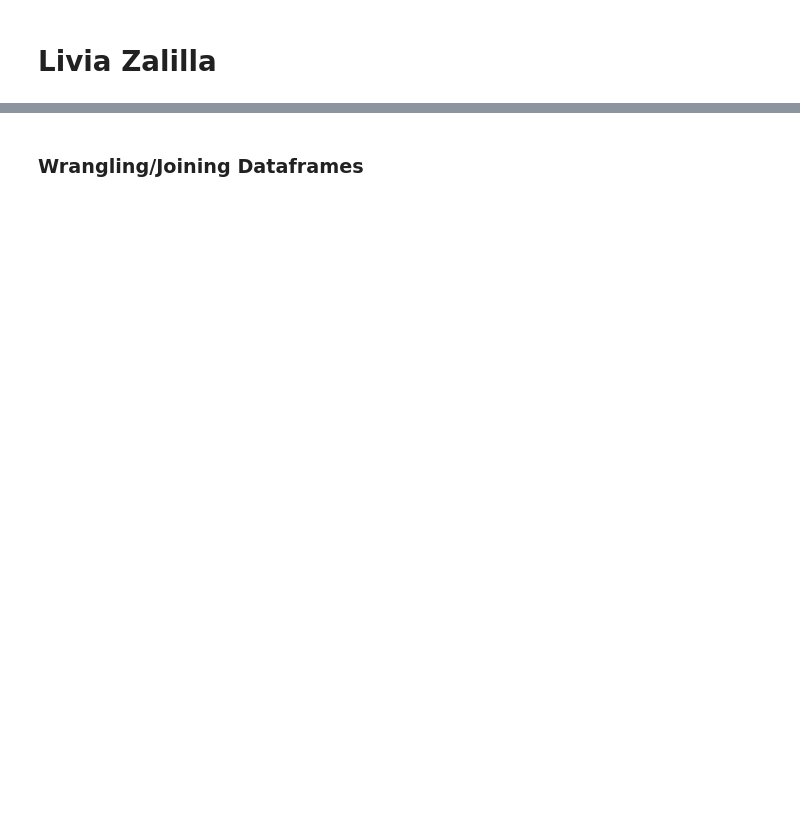
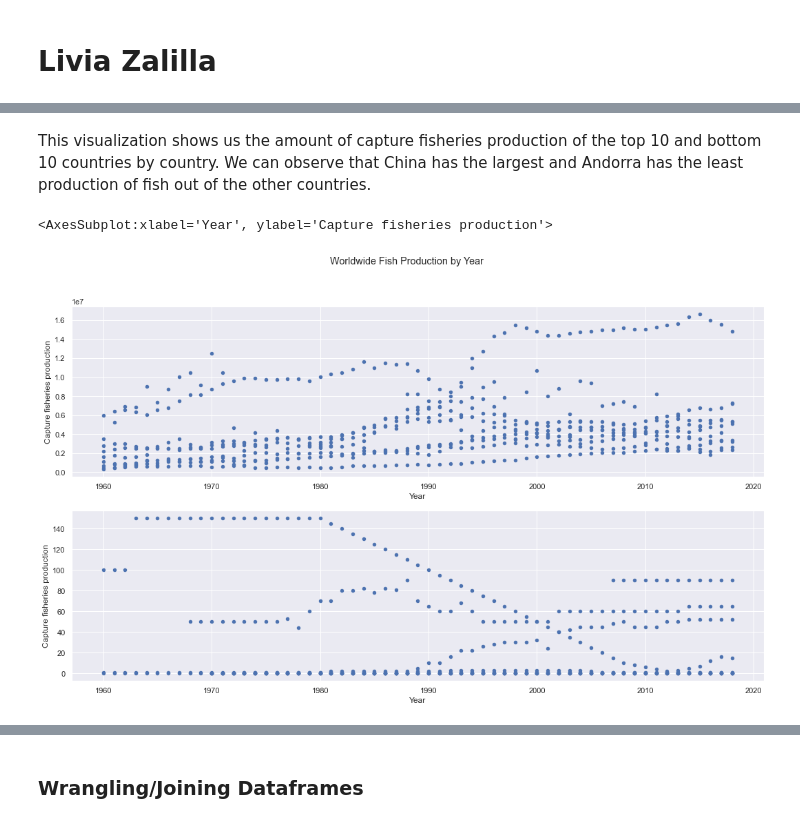
Before and after one commit to ubco-W2022T1-cosc301/project-group34, a Jupyter notebook: notebooks/livia.ipynb, the cells around one changed output, grey strips where cells are left out. Drawn from its saved outputs; the diff is of its cells as text; code cells hidden in the pictures; blank space fills up the shorter version.

```diff
--- a/notebooks/livia.ipynb
+++ b/notebooks/livia.ipynb
@@ -199,0 +117,5 @@ df5_cleaned.head()
+# %%
+#Renaming columns
+
+df1_rename = df1_cleaned.rename(columns={'Entity': 'Country', 'Capture fisheries production (metric tons)': 'Capture fisheries production'})
+df1_rename
@@ -199,0 +136,5 @@ df5_cleaned.head()
+# %%
+#Sorting values
+
+df1_sort = df1_rename.sort_values(by=['Capture fisheries production'], ascending = False)
+df1_sort
@@ -199,0 +177,4 @@ df5_cleaned.head()
+# %%
+df1_t = df1_sort.loc[df1_sort.apply(lambda x: x.Country in ['China', 'Peru', 'Japan', 'Russia', 'Chile', 'Indonesia',
+       'United States', 'India', 'Norway', 'Vietnam'], axis=1)]
+df1_t
@@ -199,0 +197,6 @@ df5_cleaned.head()
+# %%
+df1_b = df1_sort.loc[df1.apply(lambda x: x.Country in ['Bhutan',
+       'Saint Martin (French part)', 'Eswatini', 'Lesotho', 'Monaco',
+       'Gibraltar', 'Liechtenstein', 'San Marino', 'Luxembourg',
+       'Andorra'], axis=1)]
+df1_b
@@ -199,0 +226,10 @@ df5_cleaned.head()
+# %% [markdown]
+This visualization shows us the amount of capture fisheries production of the top 10 and bottom 10 countries by country. We can observe that China has the largest and Andorra has the least production of fish out of the other countries.
+# %%
+fig, axes = plt.subplots(2, 1, figsize=(18, 10))
+fig.suptitle('Worldwide Fish Production by Year')
+df1_t.plot(ax=axes[0], kind='scatter', x='Year', y='Capture fisheries production')
+df1_b.plot(ax=axes[1], kind='scatter', x='Year', y='Capture fisheries production')
+# %% [output]
+<AxesSubplot:xlabel='Year', ylabel='Capture fisheries production'>
+[figure, added]
```
Also changed, not shown: parts of 87 cells of this notebook, 2 other files.
